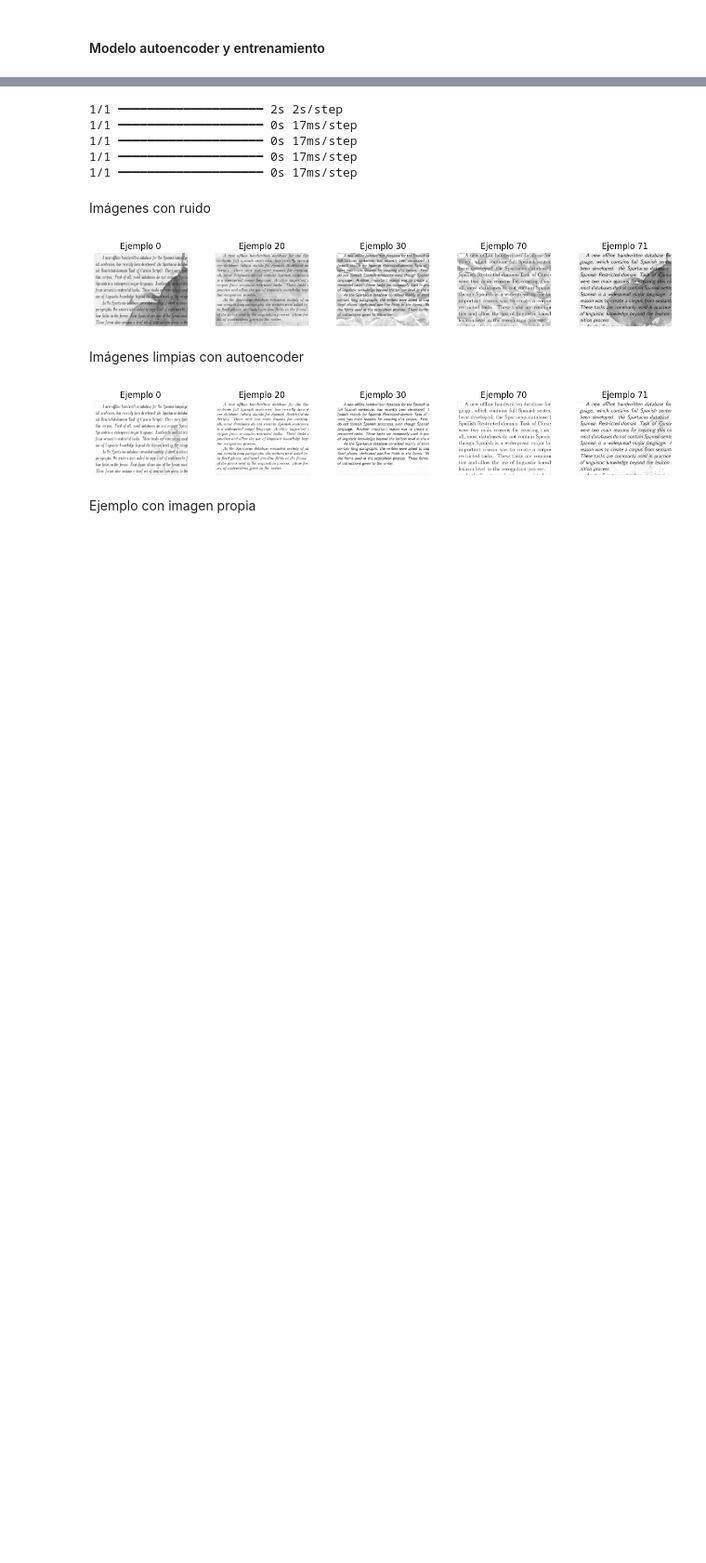
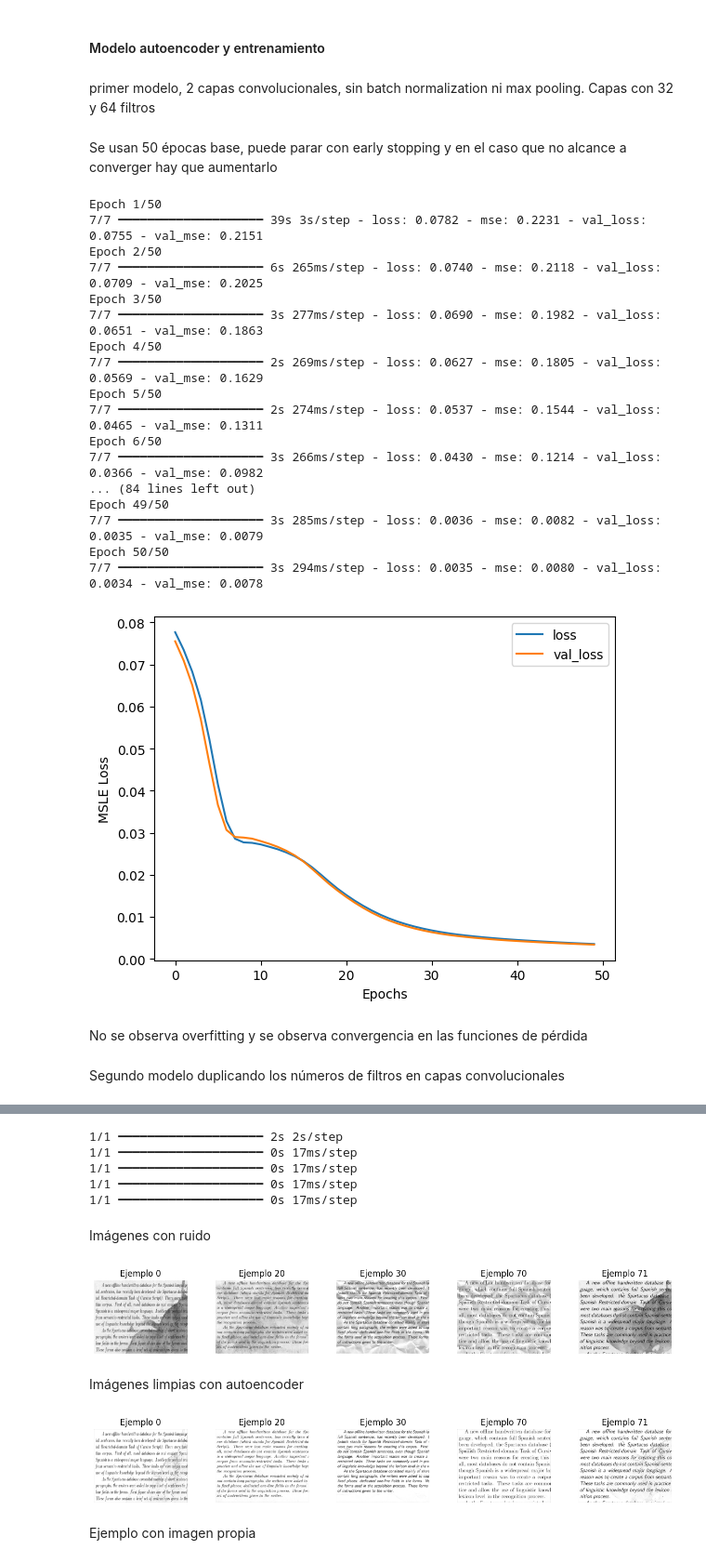
Before and after one commit to principioincertidumbre/Tarea3_MLA, a Jupyter notebook: Tarea_3_MLA.ipynb, the cells around one changed output, grey strips where cells are left out. Shown at 93% size. Saved outputs shown, nothing was run; the diff lists cells and outputs as text; code cells hidden in the pictures; blank space fills up the shorter version.

```diff
--- a/Tarea_3_MLA.ipynb
+++ b/Tarea_3_MLA.ipynb
@@ -188,0 +205,2 @@ X_train, X_val, y_train, y_val = train_test_split(
+# %% [markdown]
+primer modelo, 2 capas convolucionales, sin batch normalization ni max pooling. Capas con 32 y 64 filtros
@@ -188,0 +232,48 @@ X_train, X_val, y_train, y_val = train_test_split(
+# %% [markdown]
+Se usan 50 épocas base, puede parar con early stopping y en el caso
+que no alcance a converger hay que aumentarlo
+# %%
+image_size=(420, 540)
+model = ConvAutoEncoder1(input_shape = (image_size[0], image_size[1], 1))
+# configurations of model
+lr = 1e-4
+model.compile(loss='msle', metrics =['mse'], optimizer = optimizers.Adam(learning_rate=lr))
+callback = EarlyStopping(monitor='val_loss', patience=20)
+
+history = model.fit(
+    X_train,
+    y_train,
+    epochs=50,
+    batch_size=16,
+    validation_data=(X_val, y_val),
+    callbacks=[callback]
+)
+plt.plot(history.history['loss'])
+plt.plot(history.history['val_loss'])
+plt.xlabel('Epochs')
+plt.ylabel('MSLE Loss')
+plt.legend(['loss', 'val_loss'])
+plt.show()
+# %% [output]
+Epoch 1/50
+7/7 ━━━━━━━━━━━━━━━━━━━━ 39s 3s/step - loss: 0.0782 - mse: 0.2231 - val_loss: 0.0755 - val_mse: 0.2151
+Epoch 2/50
+7/7 ━━━━━━━━━━━━━━━━━━━━ 6s 265ms/step - loss: 0.0740 - mse: 0.2118 - val_loss: 0.0709 - val_mse: 0.2025
+Epoch 3/50
+7/7 ━━━━━━━━━━━━━━━━━━━━ 3s 277ms/step - loss: 0.0690 - mse: 0.1982 - val_loss: 0.0651 - val_mse: 0.1863
+Epoch 4/50
+7/7 ━━━━━━━━━━━━━━━━━━━━ 2s 269ms/step - loss: 0.0627 - mse: 0.1805 - val_loss: 0.0569 - val_mse: 0.1629
+Epoch 5/50
+7/7 ━━━━━━━━━━━━━━━━━━━━ 2s 274ms/step - loss: 0.0537 - mse: 0.1544 - val_loss: 0.0465 - val_mse: 0.1311
+Epoch 6/50
+7/7 ━━━━━━━━━━━━━━━━━━━━ 3s 266ms/step - loss: 0.0430 - mse: 0.1214 - val_loss: 0.0366 - val_mse: 0.0982
+... (84 lines left out)
+Epoch 49/50
+7/7 ━━━━━━━━━━━━━━━━━━━━ 3s 285ms/step - loss: 0.0036 - mse: 0.0082 - val_loss: 0.0035 - val_mse: 0.0079
+Epoch 50/50
+7/7 ━━━━━━━━━━━━━━━━━━━━ 3s 294ms/step - loss: 0.0035 - mse: 0.0080 - val_loss: 0.0034 - val_mse: 0.0078
+[figure, added]
+# %% [markdown]
+No se observa overfitting y se observa convergencia en las funciones de pérdida
+# %% [markdown]
+Segundo modelo duplicando los números de filtros en capas convolucionales
```
Also changed, not shown: parts of 19 cells of this notebook.
